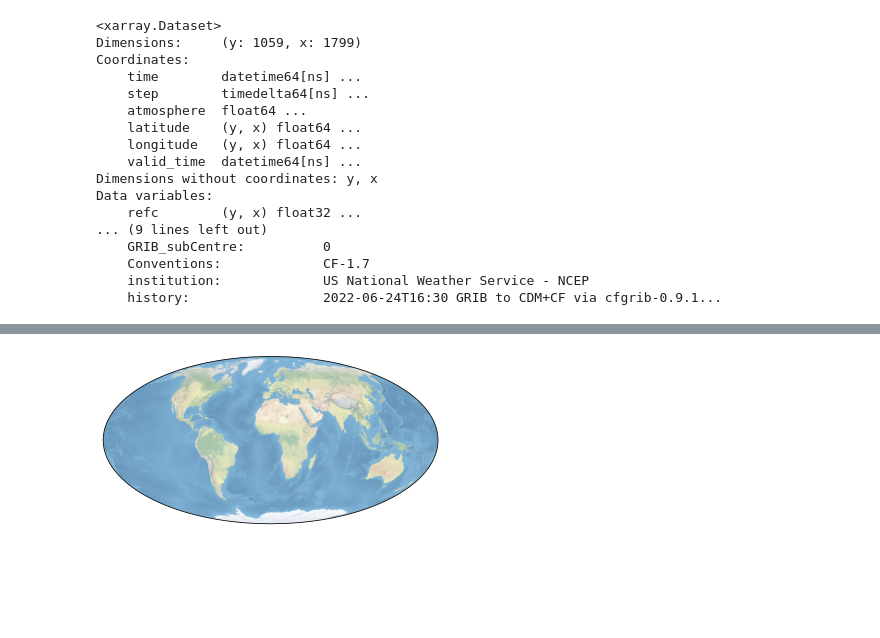
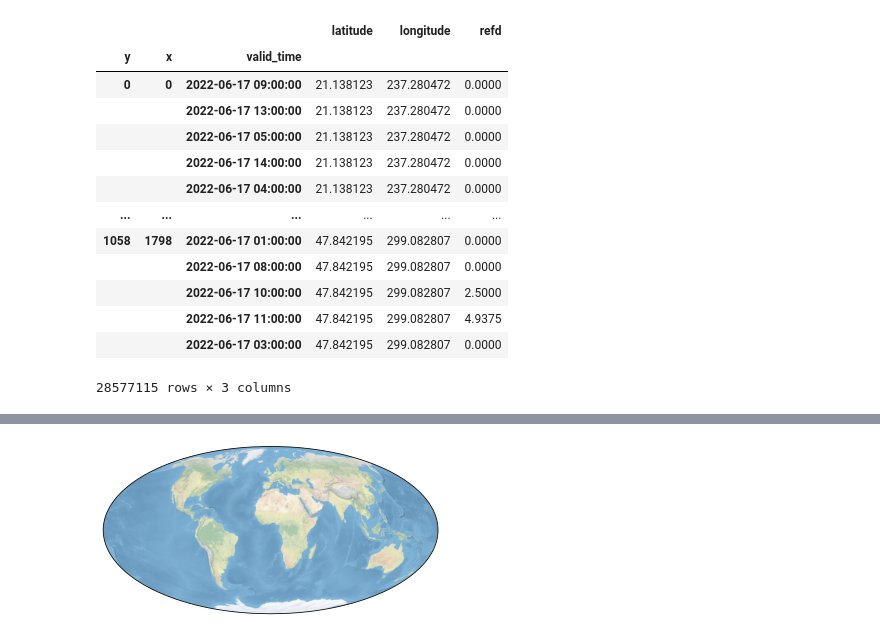
Before and after one commit to leaver2000/griblib, a Jupyter notebook: griblib/hrrr-2022-06-17.ipynb, the cells around one changed output, grey strips where cells are left out. Drawn from its saved outputs; the diff is of its cells as text; code cells hidden in the pictures; blank space fills up the shorter version.

```diff
--- a/griblib/hrrr-2022-06-17.ipynb
+++ b/griblib/hrrr-2022-06-17.ipynb
@@ -8,57 +8,3 @@ import pandas as pd
 import xarray as xr
 import matplotlib.pyplot as plt
 import cartopy.crs as ccrs
-# %%
-one_file = glob("/workspaces/griblib/hrrr/*")[0]
-# beacuse of the high quantity of level dims inside the hrrr data the filter_by keys argument must be passed
-levels = [
-    {"typeOfLevel": "hybrid"},
-    {"typeOfLevel": "depthBelowLandLayer"},
-    {"typeOfLevel": "atmosphere"},
-    {"typeOfLevel": "cloudTop"},
-    {"typeOfLevel": "surface"},
-    {"typeOfLevel": "heightAboveGround"},
-    {"typeOfLevel": "isothermal"},
-    {"typeOfLevel": "pressureFromGroundLayer"},
-    {"typeOfLevel": "sigmaLayer"},
-    {"typeOfLevel": "meanSea"},
-    {"typeOfLevel": "isobaricInhPa"},
-    {"typeOfLevel": "heightAboveGroundLayer"},
-    {"typeOfLevel": "sigma"},
-    {"typeOfLevel": "atmosphereSingleLayer", "stepType": "max"},
-    {"typeOfLevel": "atmosphereSingleLayer", "stepType": "instant"},
-    {"typeOfLevel": "depthBelowLand"},
-    {"typeOfLevel": "isobaricLayer"},
-    {"typeOfLevel": "lowCloudLayer"},
-    {"typeOfLevel": "middleCloudLayer"},
-    {"typeOfLevel": "highCloudLayer"},
-    {"typeOfLevel": "cloudCeiling"},
-    {"typeOfLevel": "cloudBase"},
-    {"typeOfLevel": "nominalTop"},
-    {"typeOfLevel": "isothermZero"},
-    {"typeOfLevel": "highestTroposphericFreezing"},
-    {"typeOfLevel": "adiabaticCondensation"},
-    {"typeOfLevel": "equilibrium"},
-    {"typeOfLevel": "unknown"},
-]
-
-ds: xr.Dataset = xr.open_dataset(one_file, engine="cfgrib", filter_by_keys={"typeOfLevel": "atmosphere"})
-ds
-# %% [output]
-<xarray.Dataset>
-Dimensions:     (y: 1059, x: 1799)
-Coordinates:
-    time        datetime64[ns] ...
-    step        timedelta64[ns] ...
-    atmosphere  float64 ...
-    latitude    (y, x) float64 ...
-    longitude   (y, x) float64 ...
-    valid_time  datetime64[ns] ...
-Dimensions without coordinates: y, x
-Data variables:
-    refc        (y, x) float32 ...
-... (9 lines left out)
-    GRIB_subCentre:          0
-    Conventions:             CF-1.7
-    institution:             US National Weather Service - NCEP
-    history:                 2022-06-24T16:30 GRIB to CDM+CF via cfgrib-0.9.1...
@@ -64,0 +108,18 @@ Data variables:
+# %%
+df = hrrr.isothermal.to_dataframe()
+df
+# %% [output]
+|  |  |  | latitude | longitude | refd |
+| y | x | valid_time |  |  |  |
+| 0 | 0 | 2022-06-17 09:00:00 | 21.138123 | 237.280472 | 0.0000 |
+|  |  | 2022-06-17 13:00:00 | 21.138123 | 237.280472 | 0.0000 |
+|  |  | 2022-06-17 05:00:00 | 21.138123 | 237.280472 | 0.0000 |
+|  |  | 2022-06-17 14:00:00 | 21.138123 | 237.280472 | 0.0000 |
+|  |  | 2022-06-17 04:00:00 | 21.138123 | 237.280472 | 0.0000 |
+| ... | ... | ... | ... | ... | ... |
+| 1058 | 1798 | 2022-06-17 01:00:00 | 47.842195 | 299.082807 | 0.0000 |
+|  |  | 2022-06-17 08:00:00 | 47.842195 | 299.082807 | 0.0000 |
+|  |  | 2022-06-17 10:00:00 | 47.842195 | 299.082807 | 2.5000 |
+|  |  | 2022-06-17 11:00:00 | 47.842195 | 299.082807 | 4.9375 |
+|  |  | 2022-06-17 03:00:00 | 47.842195 | 299.082807 | 0.0000 |
+28577115 rows × 3 columns
```
Also changed, not shown: parts of 4 cells of this notebook, 2 other files.
